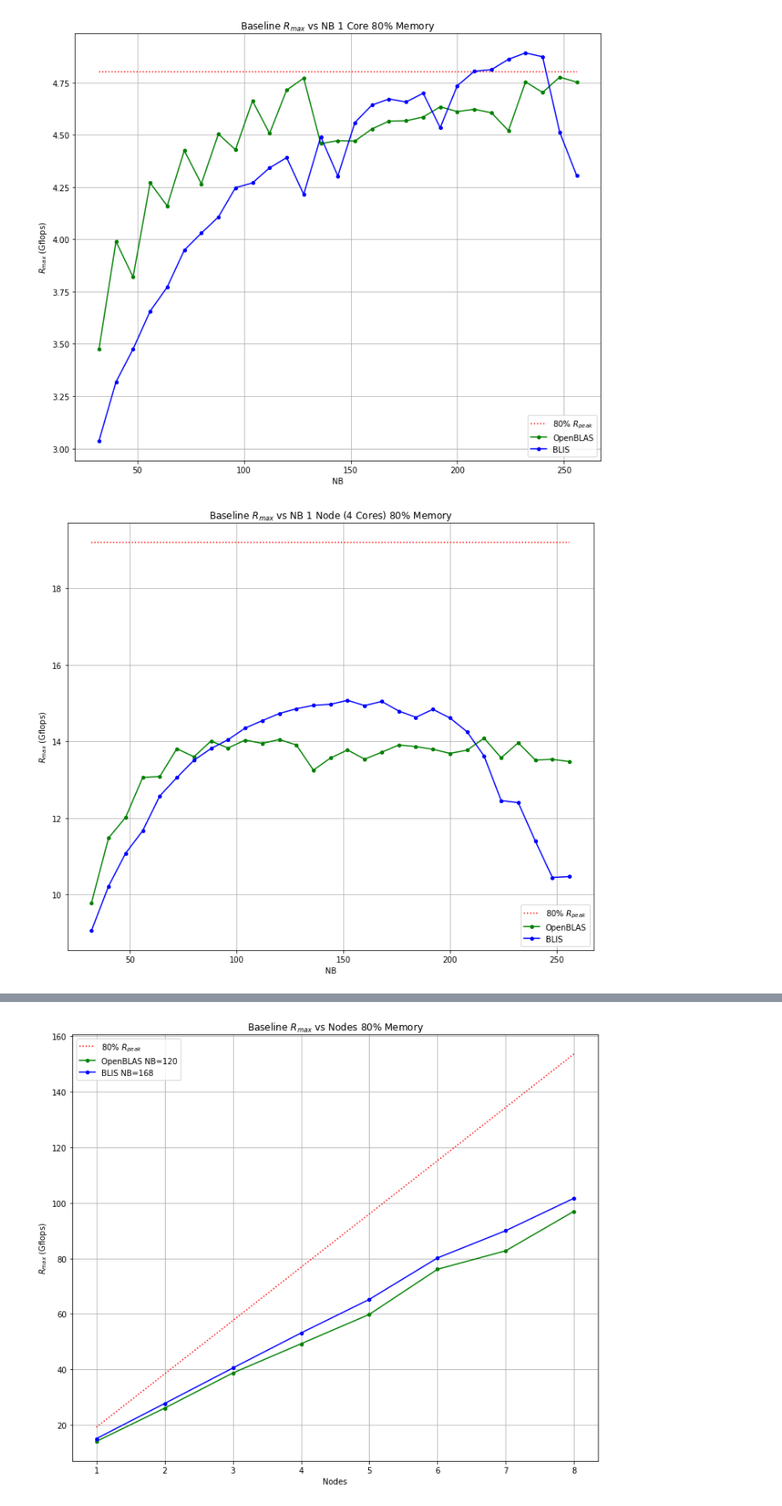
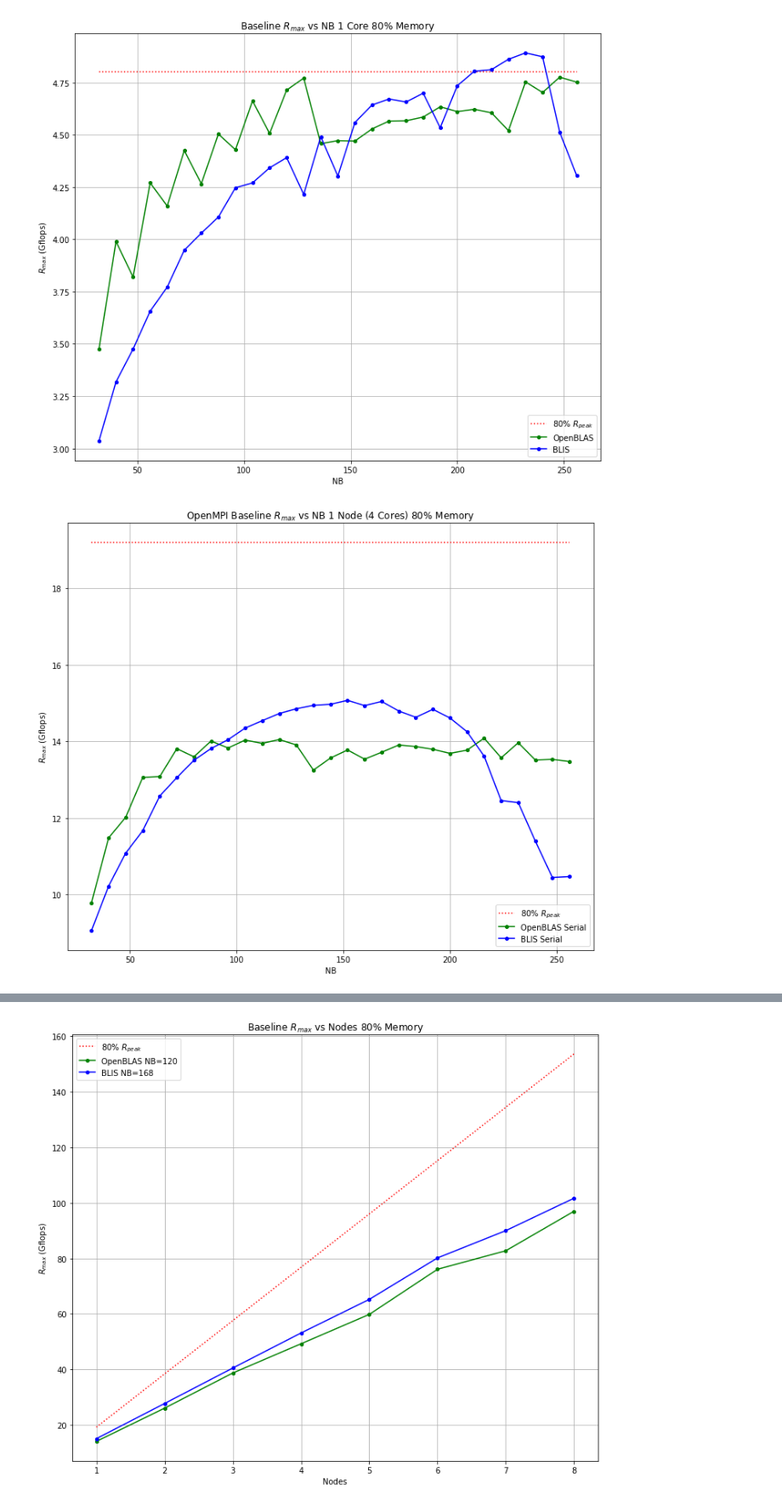
Before and after one commit to johnduffymsc/dissertation, a Jupyter notebook: picluster.ipynb, the cells around one changed output, grey strips where cells are left out. Shown at 85% size. Saved outputs shown, nothing was run; the diff lists cells and outputs as text; code cells hidden in the pictures.

```diff
--- a/picluster.ipynb
+++ b/picluster.ipynb
@@ -120,7 +120,7 @@ plt.show()
 # %% [output]
 [figure]
 # %%
-# Gflops vs NB for 1 node using 80% memory.
+# OpenMPI Gflops vs NB for 1 node using 80% memory.
 
 nb = [
     32,
@@ -154,7 +154,7 @@ nb = [
     256
 ]
 
-openblas = [
+openblas_serial = [
     9.7850e+00,
     1.1479e+01,
     1.2017e+01,
@@ -186,7 +186,7 @@ openblas = [
     1.3475e+01
 ]
 
-blis = [
+blis_serial = [
     9.0592e+00,
     1.0219e+01,
     1.1080e+01,
@@ -197,38 +197,38 @@ blis = [
     1.3814e+01,
     1.4046e+01,
     1.4349e+01,
     1.4542e+01,
     1.4730e+01,
     1.4854e+01,
     1.4943e+01,
     1.4971e+01,
     1.5074e+01,
     1.4937e+01,
     1.5045e+01,
     1.4795e+01,
     1.4631e+01,
     1.4839e+01,
     1.4613e+01,
     1.4253e+01,
     1.3617e+01,
     1.2454e+01,
     1.2401e+01,
     1.1397e+01,
     1.0445e+01,
-    1.0469e+01,
+    1.0469e+01
 ]
 
 plt.figure(figsize=(12, 10))
-plt.title("Baseline $R_{max}$ vs NB 1 Node (4 Cores) 80% Memory")
+plt.title("OpenMPI Baseline $R_{max}$ vs NB 1 Node (4 Cores) 80% Memory")
 plt.plot([32, 256], [R_PEAK_80, R_PEAK_80], ":", markersize=4, color="red")
-plt.plot(nb, openblas, "-go", markersize=4)
-plt.plot(nb, blis, "-bo", markersize=4)
+plt.plot(nb, openblas_serial, "-go", markersize=4)
+plt.plot(nb, blis_serial, "-bo", markersize=4)
 plt.xlabel("NB")
 plt.ylabel("$R_{max}$ (Gflops)")
-plt.legend(["80% $R_{peak}$", "OpenBLAS", "BLIS"])
+plt.legend(["80% $R_{peak}$", "OpenBLAS Serial", "BLIS Serial"])
 plt.grid()
-plt.savefig("gflops_vs_nb_1_node_80_percent_memory.pdf")
-plt.savefig("gflops_vs_nb_1_node_80_percent_memory.png")
+plt.savefig("openmpi_gflops_vs_nb_1_node_80_percent_memory.pdf")
+plt.savefig("openmpi_gflops_vs_nb_1_node_80_percent_memory.png")
 plt.show()
 # %% [output]
-[figure, old version]
+[figure, new version]
```
Also changed, not shown: parts of 3 cells of this notebook, 2 other files.
